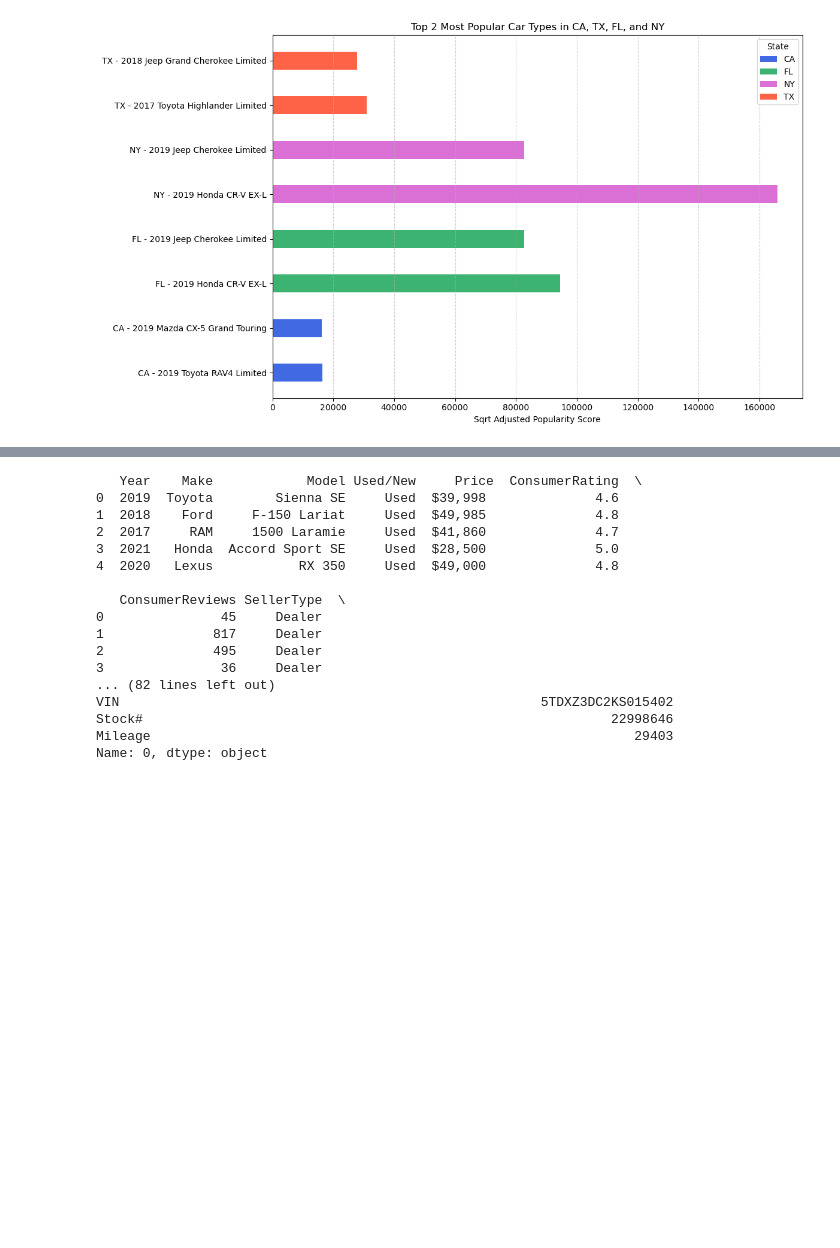
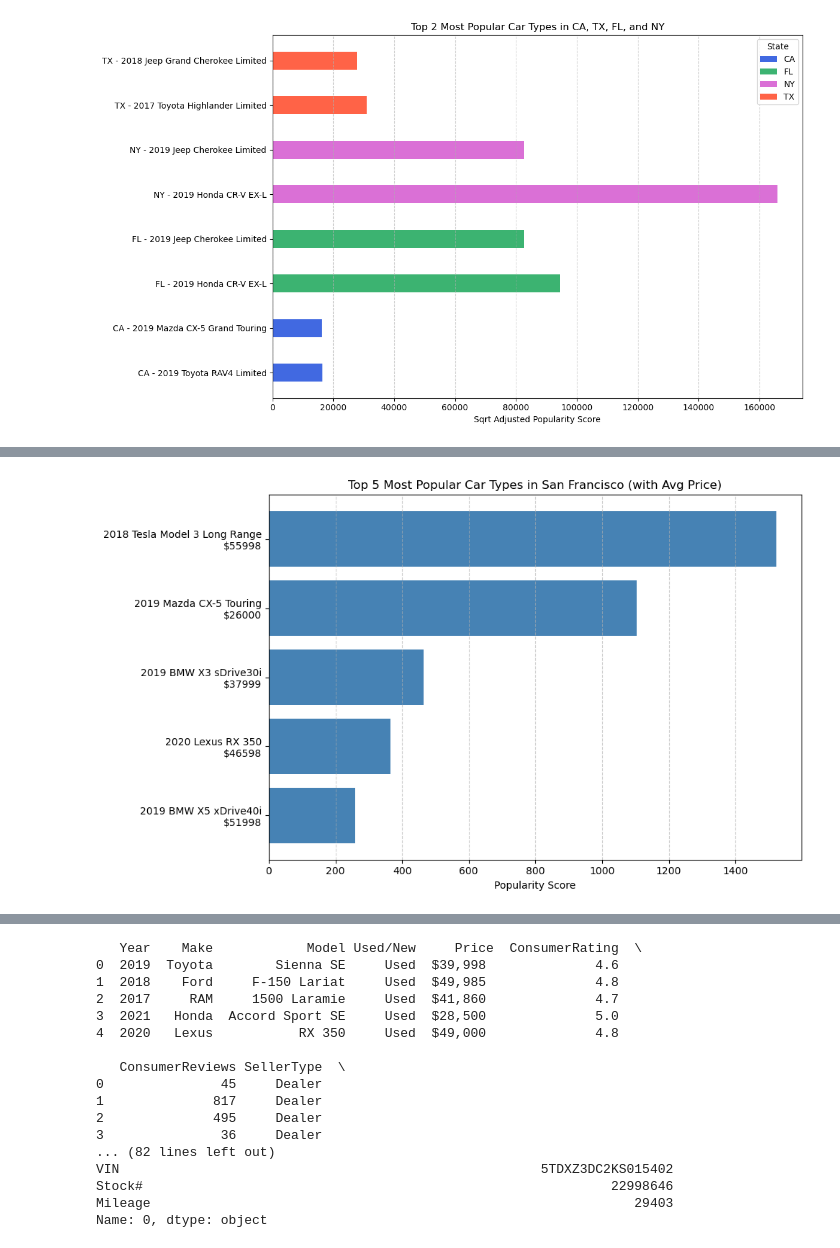
Before and after one commit to nvanderkaay/Data-Wizards-Group-Project, a Jupyter notebook: wip_q1/Untitled1.ipynb, the cells around one changed output, grey strips where cells are left out. Saved outputs shown, nothing was run; the diff lists cells and outputs as text; code cells hidden in the pictures; blank space fills up the shorter version.

```diff
--- a/wip_q1/Untitled1.ipynb
+++ b/wip_q1/Untitled1.ipynb
@@ -439,0 +639,60 @@ plt.show()
+# %%
+# Import libraries
+import pandas as pd
+import numpy as np
+import matplotlib.pyplot as plt
+
+# Load dataset
+file_path = 'Online_Cars_Sale_Marketplace.csv'
+df = pd.read_csv(file_path)
+
+# Filter for San Francisco zip codes (starting with '941')
+df_sf = df[df['Zipcode'].astype(str).str.startswith('941')].copy()
+
+# Clean the 'Price' column
+df_sf['Price'] = (
+    df_sf['Price']
+    .replace({'\$': '', ',': ''}, regex=True)
+    .replace('Not Priced', np.nan)
+)
+df_sf['Price'] = pd.to_numeric(df_sf['Price'], errors='coerce')
+
+# Group by car type and compute metrics including price
+grouped_sf_popularity_price = df_sf.groupby(['Year', 'Make', 'Model']).agg({
+    'ConsumerRating': 'mean',
+    'ConsumerReviews': 'sum',
+    'Price': 'mean',
+    'VIN': 'count'  # number of listings
+}).reset_index()
+
+# Compute popularity score
+grouped_sf_popularity_price = grouped_sf_popularity_price.rename(columns={'VIN': 'Listings'})
+grouped_sf_popularity_price['SqrtListings'] = np.sqrt(grouped_sf_popularity_price['Listings'])
+grouped_sf_popularity_price['PopularityScore'] = (
+    grouped_sf_popularity_price['ConsumerRating'] *
+    grouped_sf_popularity_price['ConsumerReviews'] *
+    grouped_sf_popularity_price['SqrtListings']
+)
+
+# Sort and select top 5 by popularity score
+top5_popular_sf_price = grouped_sf_popularity_price.sort_values(by='PopularityScore', ascending=False).head(5).copy()
+top5_popular_sf_price['CarLabel'] = (
+    top5_popular_sf_price['Year'].astype(str) + ' ' +
+    top5_popular_sf_price['Make'] + ' ' +
+    top5_popular_sf_price['Model']
+)
+top5_popular_sf_price['BarLabel'] = (
+    top5_popular_sf_price['CarLabel'] + '\n$' + top5_popular_sf_price['Price'].round(0).astype(int).astype(str)
+)
+
+# Plot
+plt.figure(figsize=(10, 6))
+plt.barh(top5_popular_sf_price['BarLabel'], top5_popular_sf_price['PopularityScore'], color='steelblue')
+plt.gca().invert_yaxis()
+plt.xlabel('Popularity Score')
+plt.title('Top 5 Most Popular Car Types in San Francisco (with Avg Price)')
+plt.grid(axis='x', linestyle='--', alpha=0.6)
+plt.tight_layout()
+plt.show()
+# %% [output]
+[figure, added]
```
Also changed, not shown: parts of 5 cells of this notebook.
